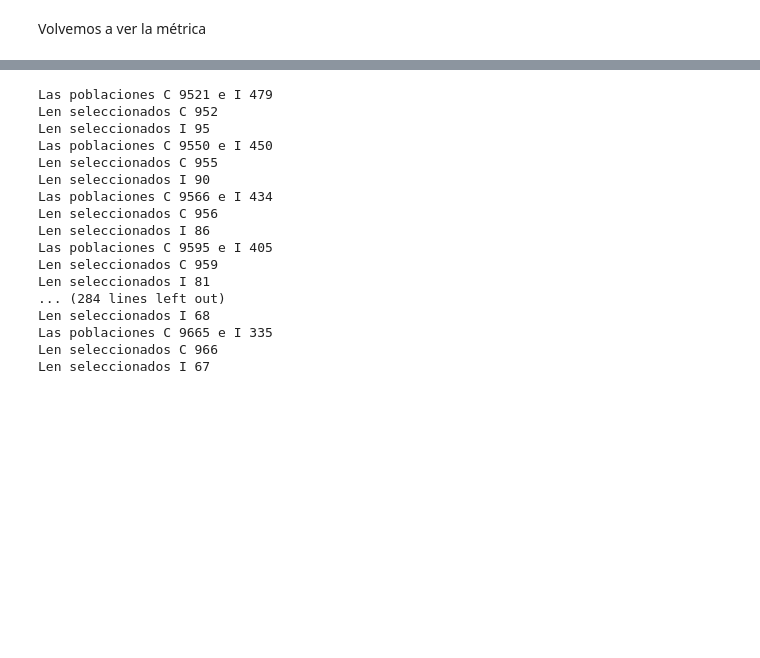
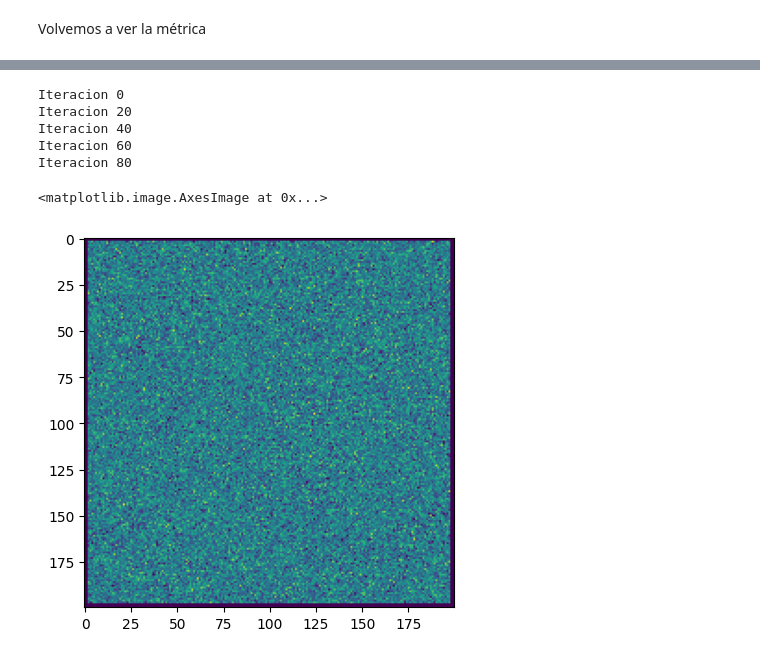
Before and after one commit to sergiohzlz/modelo_gentrificacion, a Jupyter notebook: phd_tercer_semestre.ipynb, the cells around one changed output, grey strips where cells are left out. Saved outputs shown, nothing was run; the diff lists cells and outputs as text; code cells hidden in the pictures; blank space fills up the shorter version.

```diff
--- a/phd_tercer_semestre.ipynb
+++ b/phd_tercer_semestre.ipynb
@@ -281,24 +288,19 @@ Text(0.5, 1.0, 'Estrés por celda')
 # %%
 for iter in range(100):
-    V.itera(alfa=0.1, beta=0.2)
+    if(not iter%20):
+        print(f"Iteracion {iter}")
+    V.itera(alfa=0.1, beta=0.2, dbg=False)
 # %% [output]
-Las poblaciones C 9521 e I 479
-Len seleccionados C 952
-Len seleccionados I 95
-Las poblaciones C 9550 e I 450
-Len seleccionados C 955
-Len seleccionados I 90
-Las poblaciones C 9566 e I 434
-Len seleccionados C 956
-Len seleccionados I 86
-Las poblaciones C 9595 e I 405
-Len seleccionados C 959
-Len seleccionados I 81
-... (284 lines left out)
-Len seleccionados I 68
-Las poblaciones C 9665 e I 335
-Len seleccionados C 966
-Len seleccionados I 67
+Iteracion 0
+Iteracion 20
+Iteracion 40
+Iteracion 60
+Iteracion 80
+# %%
+plt.imshow(V.V, cmap='viridis')
+# %% [output]
+<matplotlib.image.AxesImage at 0x...>
+[figure, added]
 # %%
 E, salarios_por_celda, nbins = estres(V.V, V.agentes)
 O, bins_o = ocupacion(V.agentes, V.V.shape)
```
Also changed, not shown: parts of 14 cells of this notebook, 1 other file.
